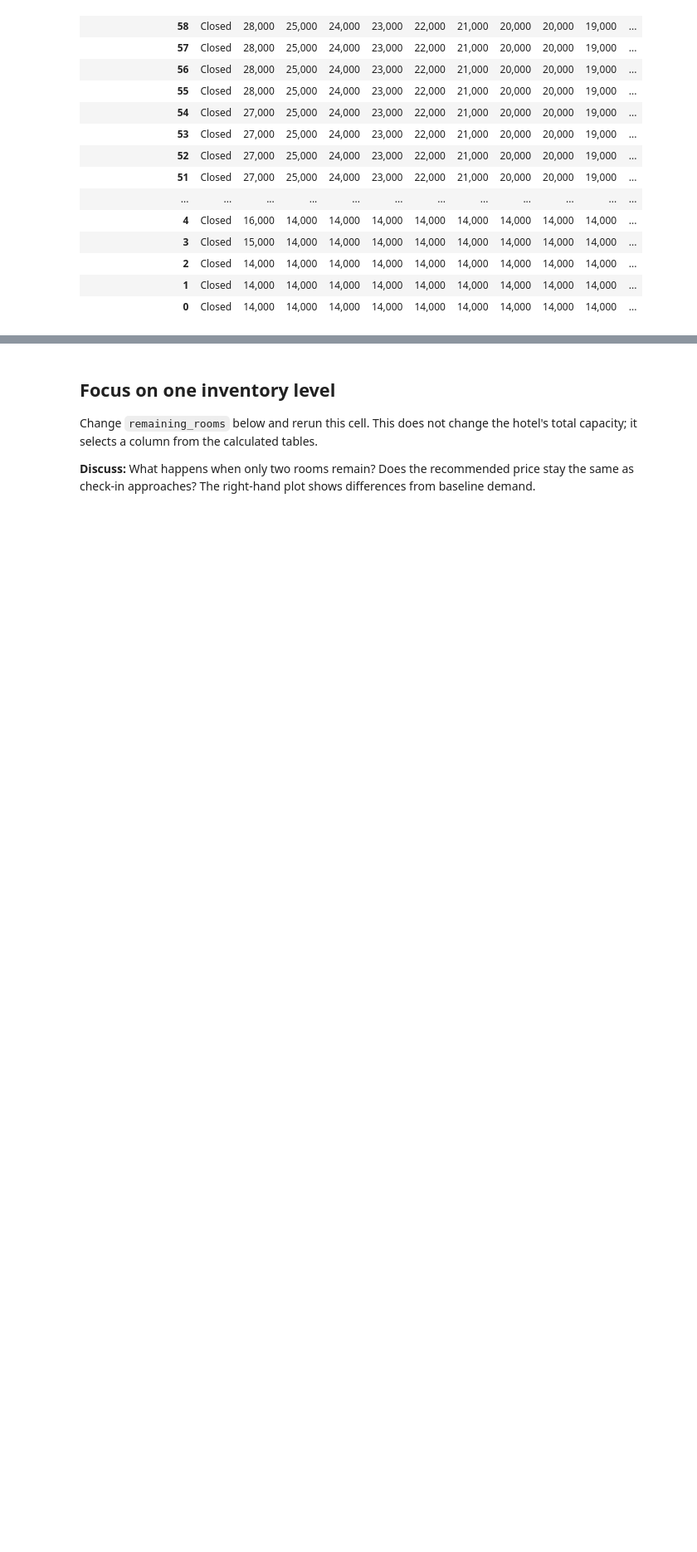
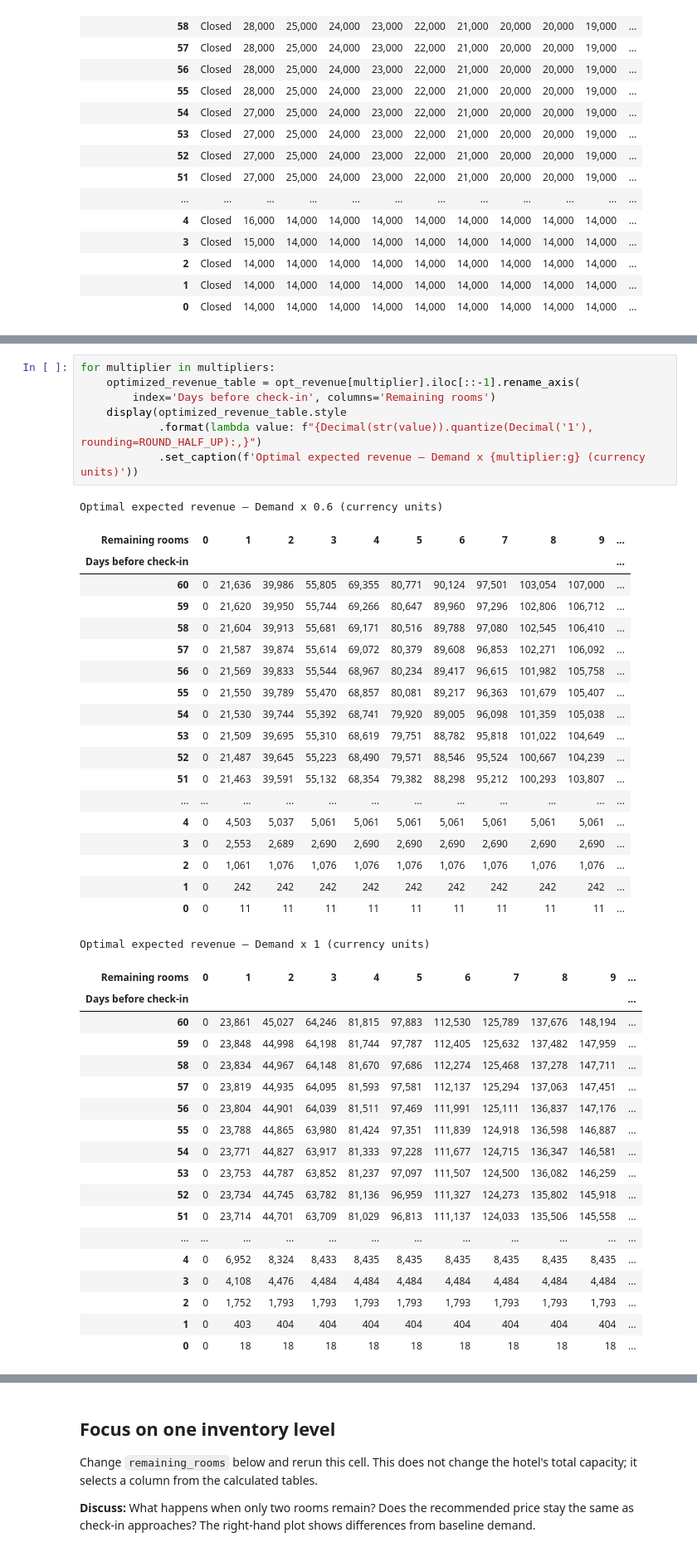
Before and after one commit to recruit-tech/revenue-management-workshop, a Jupyter notebook: 03_estimate_optimized_price_table.ipynb, the cells around one changed output, grey strips where cells are left out. Shown at 83% size. Cells and saved outputs as stored; diff of their text form; blank space fills up the shorter version.

Commit message:
Display optimal expected revenue tables in Notebook 03

```diff
--- a/03_estimate_optimized_price_table.ipynb
+++ b/03_estimate_optimized_price_table.ipynb
@@ -206,0 +213,46 @@ Optimal prices — Demand x 1.2 (currency units)
+# %%
+for multiplier in multipliers:
+    optimized_revenue_table = opt_revenue[multiplier].iloc[::-1].rename_axis(
+        index='Days before check-in', columns='Remaining rooms')
+    display(optimized_revenue_table.style
+            .format(lambda value: f"{Decimal(str(value)).quantize(Decimal('1'), rounding=ROUND_HALF_UP):,}")
+            .set_caption(f'Optimal expected revenue — Demand x {multiplier:g} (currency units)'))
+# %% [output]
+Optimal expected revenue — Demand x 0.6 (currency units)
+| Remaining rooms | 0 | 1 | 2 | 3 | 4 | 5 | 6 | 7 | 8 | 9 | ... |
+| Days before check-in |  |  |  |  |  |  |  |  |  |  | ... |
+| 60 | 0 | 21,636 | 39,986 | 55,805 | 69,355 | 80,771 | 90,124 | 97,501 | 103,054 | 107,000 | ... |
+| 59 | 0 | 21,620 | 39,950 | 55,744 | 69,266 | 80,647 | 89,960 | 97,296 | 102,806 | 106,712 | ... |
+| 58 | 0 | 21,604 | 39,913 | 55,681 | 69,171 | 80,516 | 89,788 | 97,080 | 102,545 | 106,410 | ... |
+| 57 | 0 | 21,587 | 39,874 | 55,614 | 69,072 | 80,379 | 89,608 | 96,853 | 102,271 | 106,092 | ... |
+| 56 | 0 | 21,569 | 39,833 | 55,544 | 68,967 | 80,234 | 89,417 | 96,615 | 101,982 | 105,758 | ... |
+| 55 | 0 | 21,550 | 39,789 | 55,470 | 68,857 | 80,081 | 89,217 | 96,363 | 101,679 | 105,407 | ... |
+| 54 | 0 | 21,530 | 39,744 | 55,392 | 68,741 | 79,920 | 89,005 | 96,098 | 101,359 | 105,038 | ... |
+| 53 | 0 | 21,509 | 39,695 | 55,310 | 68,619 | 79,751 | 88,782 | 95,818 | 101,022 | 104,649 | ... |
+| 52 | 0 | 21,487 | 39,645 | 55,223 | 68,490 | 79,571 | 88,546 | 95,524 | 100,667 | 104,239 | ... |
+| 51 | 0 | 21,463 | 39,591 | 55,132 | 68,354 | 79,382 | 88,298 | 95,212 | 100,293 | 103,807 | ... |
+| ... | ... | ... | ... | ... | ... | ... | ... | ... | ... | ... | ... |
+| 4 | 0 | 4,503 | 5,037 | 5,061 | 5,061 | 5,061 | 5,061 | 5,061 | 5,061 | 5,061 | ... |
+| 3 | 0 | 2,553 | 2,689 | 2,690 | 2,690 | 2,690 | 2,690 | 2,690 | 2,690 | 2,690 | ... |
+| 2 | 0 | 1,061 | 1,076 | 1,076 | 1,076 | 1,076 | 1,076 | 1,076 | 1,076 | 1,076 | ... |
+| 1 | 0 | 242 | 242 | 242 | 242 | 242 | 242 | 242 | 242 | 242 | ... |
+| 0 | 0 | 11 | 11 | 11 | 11 | 11 | 11 | 11 | 11 | 11 | ... |
+Optimal expected revenue — Demand x 1 (currency units)
+| Remaining rooms | 0 | 1 | 2 | 3 | 4 | 5 | 6 | 7 | 8 | 9 | ... |
+| Days before check-in |  |  |  |  |  |  |  |  |  |  | ... |
+| 60 | 0 | 23,861 | 45,027 | 64,246 | 81,815 | 97,883 | 112,530 | 125,789 | 137,676 | 148,194 | ... |
+| 59 | 0 | 23,848 | 44,998 | 64,198 | 81,744 | 97,787 | 112,405 | 125,632 | 137,482 | 147,959 | ... |
+| 58 | 0 | 23,834 | 44,967 | 64,148 | 81,670 | 97,686 | 112,274 | 125,468 | 137,278 | 147,711 | ... |
+| 57 | 0 | 23,819 | 44,935 | 64,095 | 81,593 | 97,581 | 112,137 | 125,294 | 137,063 | 147,451 | ... |
+| 56 | 0 | 23,804 | 44,901 | 64,039 | 81,511 | 97,469 | 111,991 | 125,111 | 136,837 | 147,176 | ... |
+| 55 | 0 | 23,788 | 44,865 | 63,980 | 81,424 | 97,351 | 111,839 | 124,918 | 136,598 | 146,887 | ... |
+| 54 | 0 | 23,771 | 44,827 | 63,917 | 81,333 | 97,228 | 111,677 | 124,715 | 136,347 | 146,581 | ... |
+| 53 | 0 | 23,753 | 44,787 | 63,852 | 81,237 | 97,097 | 111,507 | 124,500 | 136,082 | 146,259 | ... |
+| 52 | 0 | 23,734 | 44,745 | 63,782 | 81,136 | 96,959 | 111,327 | 124,273 | 135,802 | 145,918 | ... |
+| 51 | 0 | 23,714 | 44,701 | 63,709 | 81,029 | 96,813 | 111,137 | 124,033 | 135,506 | 145,558 | ... |
+| ... | ... | ... | ... | ... | ... | ... | ... | ... | ... | ... | ... |
+| 4 | 0 | 6,952 | 8,324 | 8,433 | 8,435 | 8,435 | 8,435 | 8,435 | 8,435 | 8,435 | ... |
+| 3 | 0 | 4,108 | 4,476 | 4,484 | 4,484 | 4,484 | 4,484 | 4,484 | 4,484 | 4,484 | ... |
+| 2 | 0 | 1,752 | 1,793 | 1,793 | 1,793 | 1,793 | 1,793 | 1,793 | 1,793 | 1,793 | ... |
+| 1 | 0 | 403 | 404 | 404 | 404 | 404 | 404 | 404 | 404 | 404 | ... |
+| 0 | 0 | 18 | 18 | 18 | 18 | 18 | 18 | 18 | 18 | 18 | ... |
```
Also changed, not shown: parts of 2 cells of this notebook.
